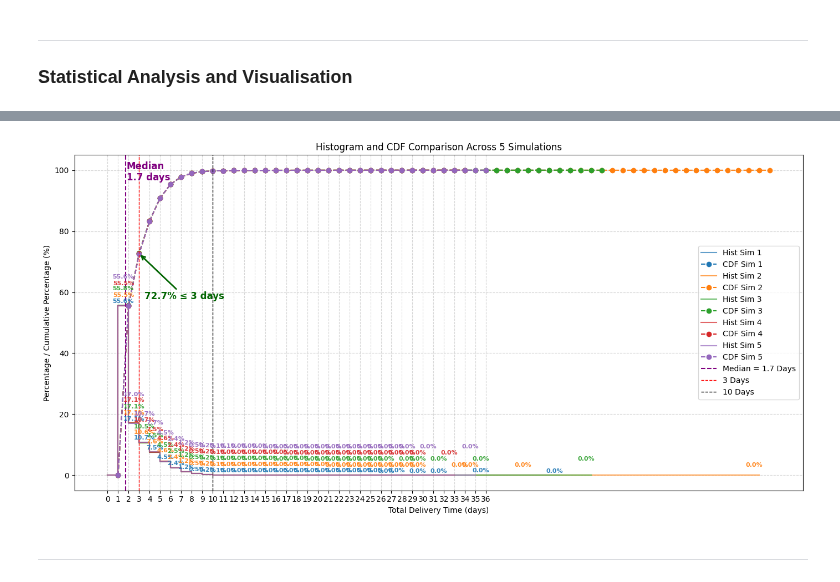
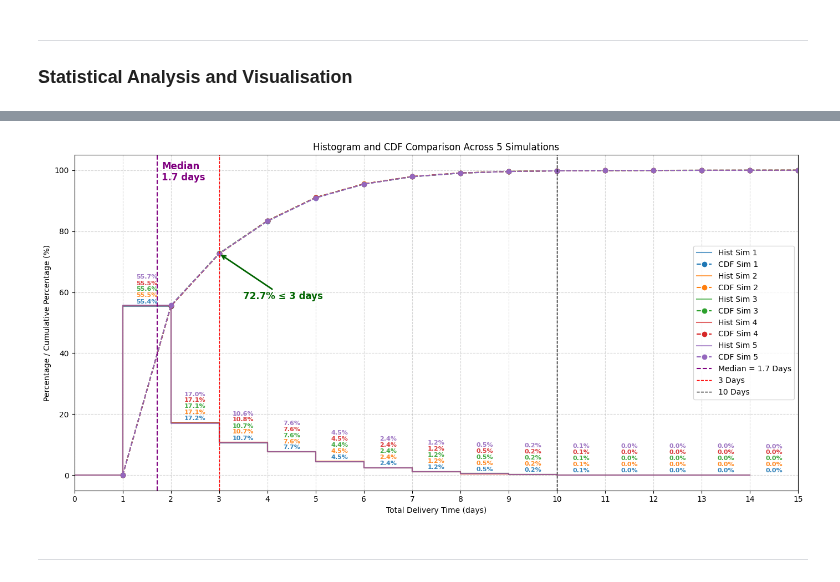
Before and after one commit to mikeandrusyak/simulation_of_the_delivery_time, a Jupyter notebook: simulation_delivery.ipynb, the cells around one changed output, grey strips where cells are left out. Drawn from its saved outputs; the diff is of its cells as text; code cells hidden in the pictures.

```diff
--- a/simulation_delivery.ipynb
+++ b/simulation_delivery.ipynb
@@ -515,6 +523,10 @@ Simulation 3:
 # %%
 # Create a new figure with a specified size
 plt.figure(figsize=(14, 7))
+
+# Fixed bin range: 0 to 20 days
+MAX_DAY = 15
+bins = np.arange(0, MAX_DAY + 1)
 
 colors = plt.cm.tab10.colors  # Use a colormap for different simulations
 offset_step = 2  # Offset for percentage labels to avoid overlap
@@ -525,9 +537,7 @@ cdf3s = []    # Store CDF values at 3 days for each simulation
 # Loop through each simulation's delivery times
 for i, delivery_times in enumerate(all_delivery_times):
     color = colors[i % len(colors)]
-    start_bin = 0
-    end_bin = int(np.ceil(delivery_times.max())) + 1
-    bins = np.arange(start_bin, end_bin + 1)
+
     counts, bin_edges = np.histogram(delivery_times, bins=bins)
     percentages = counts / counts.sum() * 100
 
@@ -560,36 +570,37 @@ for i, delivery_times in enumerate(all_delivery_times):
 
 # Draw a vertical line for the average median across all simulations
 median_val = np.mean(medians)
 plt.axvline(median_val, color='purple', linestyle='--', linewidth=1.5, label=f'Median = {median_val:.1f} Days')
 plt.text(median_val + 0.1, plt.ylim()[1]*0.92, f'Median\n{median_val:.1f} days', color='purple', fontsize=12, fontweight='bold')
 
 # Annotate the average percentage of deliveries ≤ 3 days with a green arrow
 mean_cdf3 = np.nanmean(cdf3s)
 plt.annotate(f'{mean_cdf3:.1f}% ≤ 3 days',
              xy=(3, mean_cdf3),
              xytext=(3.5, mean_cdf3 - 15),
              arrowprops=dict(arrowstyle='->', color='darkgreen', lw=2),
              fontsize=12, color='darkgreen', ha='left', fontweight='bold')
 
 # Set axis labels and title
 plt.xlabel('Total Delivery Time (days)')
 plt.ylabel('Percentage / Cumulative Percentage (%)')
 plt.title('Histogram and CDF Comparison Across 5 Simulations')
 
 # Add vertical lines for 3 days (red) and 10 days (black) as reference
 plt.axvline(3, color='red', linestyle='dashed', linewidth=1, label='3 Days')
 plt.axvline(10, color='black', linestyle='dashed', linewidth=1, label='10 Days')
 
 plt.legend()
 plt.grid(True, linestyle='--', alpha=0.5)
 
-# Set x-axis ticks with step 1 day
-plt.xticks(np.arange(start_bin, end_bin + 1, 1))
+# Set x-axis ticks and limit from 0 to 20 days
+plt.xticks(bins)
+plt.xlim(0, MAX_DAY)
 
 plt.tight_layout()
 plt.show()
 # %% [output]
-[figure, old version]
+[figure, new version]
 # %% [markdown]
 
 
```
Also changed, not shown: parts of 2 cells of this notebook.
